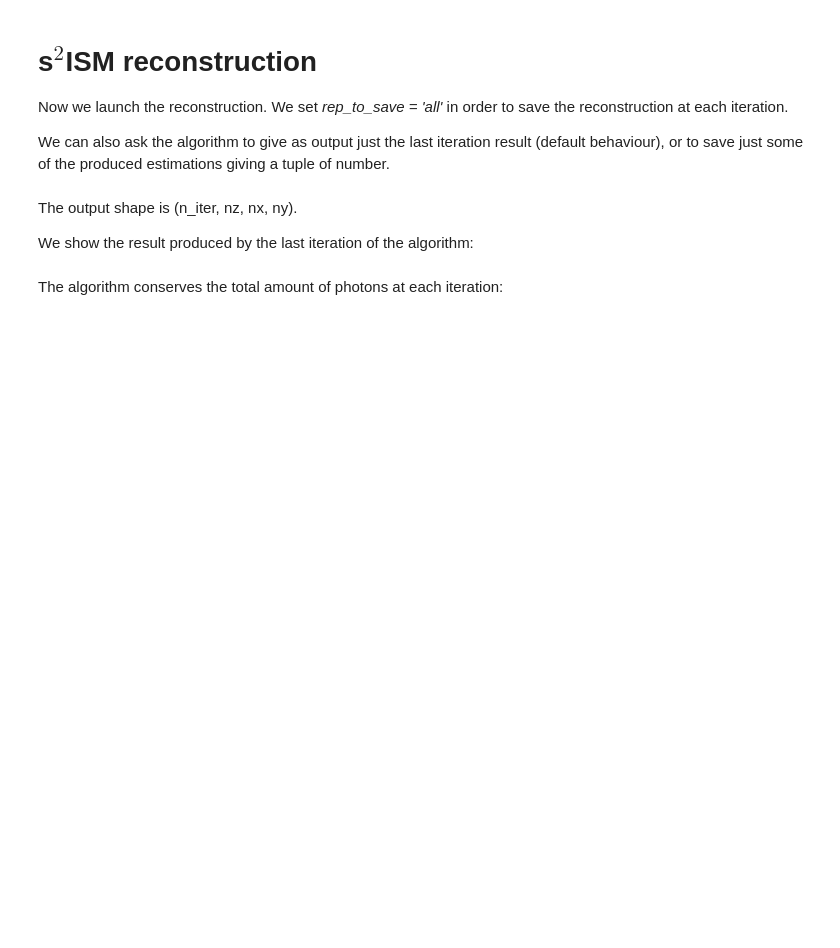
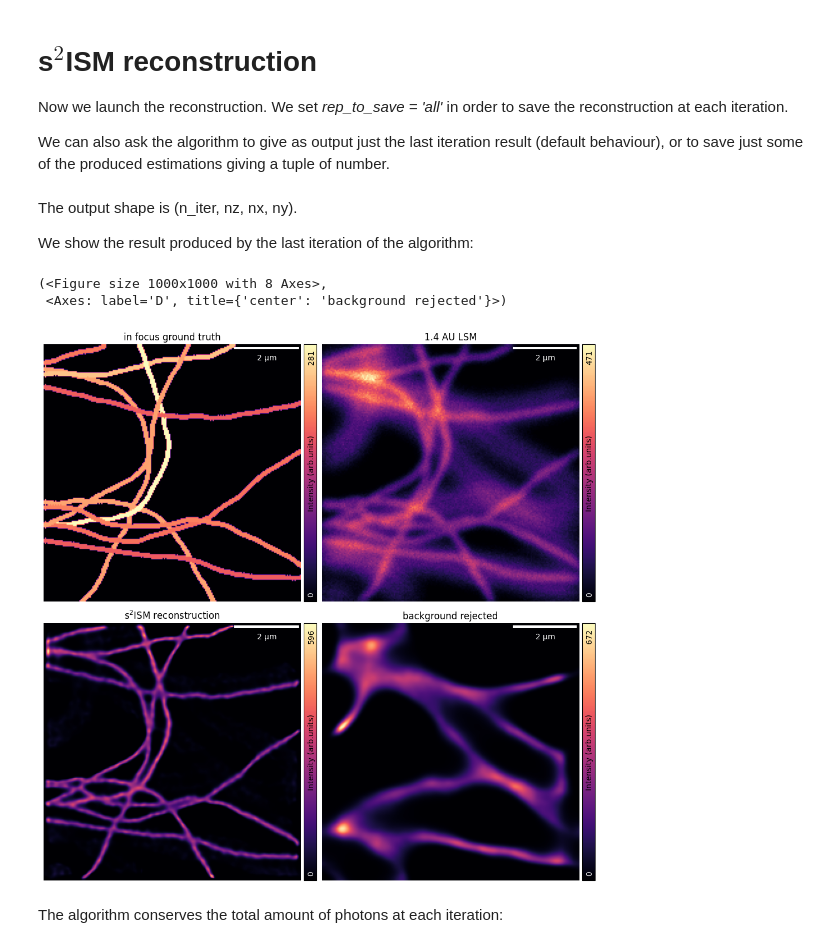
Before and after one commit to VicidominiLab/s2ISM, a Jupyter notebook: examples/Reconstruction_step_by_step_simulation.ipynb, the cells around one changed output. Saved outputs shown, nothing was run; the diff lists cells and outputs as text; code cells hidden in the pictures; blank space fills up the shorter version.

```diff
--- a/examples/Reconstruction_step_by_step_simulation.ipynb
+++ b/examples/Reconstruction_step_by_step_simulation.ipynb
@@ -128,21 +162,25 @@ The output shape is (n_iter, nz, nx, ny).
 We show the result produced by the last iteration of the algorithm:
 # %%
 clabel = 'Intensity (arb.units)'
-fig = plt.figure(layout="constrained")
+fig = plt.figure(layout="constrained", figsize = (10, 10))
 axd =fig.subplot_mosaic(
     """
     AB
     CD
     """
 )
 axd["A"].set_title(r'in focus ground truth')
 gra.ShowImg(ground_truth[0], pxsizex*1e-3, cmap='magma', fig = fig, ax = axd["A"], clabel =clabel)
 axd["B"].set_title(r'1.4 AU LSM')
 gra.ShowImg(data_ISM_noise.sum(-1),pxsizex*1e-3, cmap='magma', fig = fig, ax = axd["B"], clabel =clabel)
 axd["C"].set_title(r's$^2$ISM reconstruction')
 gra.ShowImg(recon_ph[-1,0], pxsizex*1e-3, cmap='magma', fig = fig, ax = axd["C"], clabel =clabel)
 axd["D"].set_title(r'background rejected')
 gra.ShowImg(recon_ph[-1,1], pxsizex*1e-3, cmap='magma', fig = fig, ax = axd["D"], clabel =clabel)
+# %% [output]
+(<Figure size 1000x1000 with 8 Axes>,
+ <Axes: label='D', title={'center': 'background rejected'}>)
+[figure, added]
 # %% [markdown]
 The algorithm conserves the total amount of photons at each iteration:
 # %%
```
Also changed, not shown: parts of 13 cells of this notebook, 1 other file.
